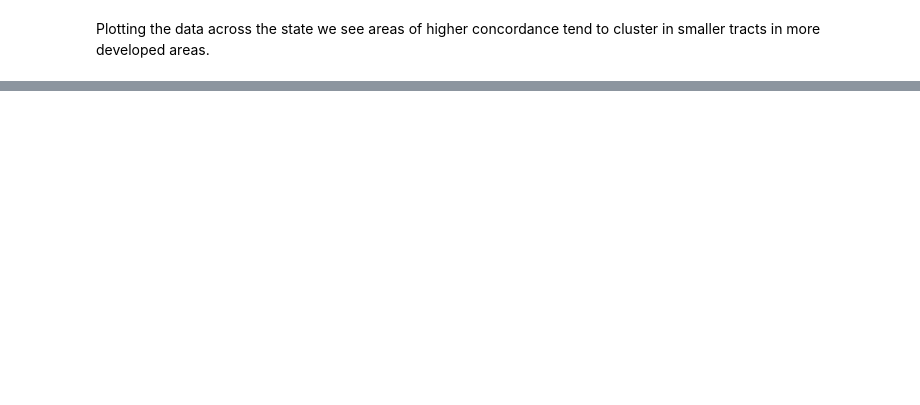
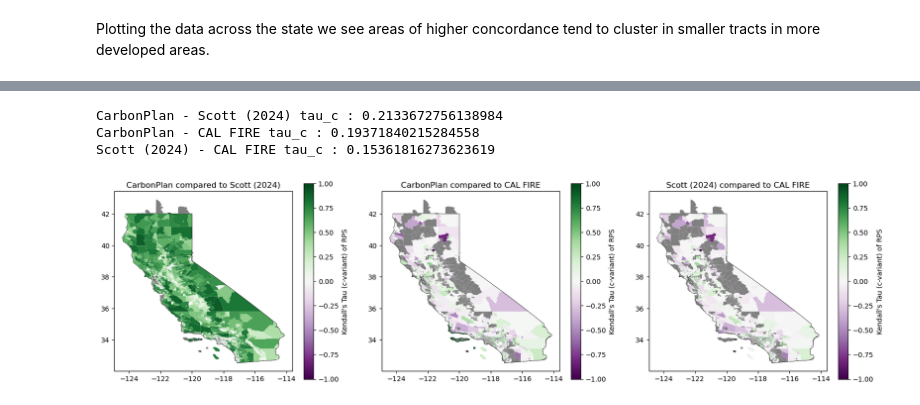
Before and after one commit to carbonplan/ocr, a Jupyter notebook: docs/methods/fire-risk/california-comparison.ipynb, the cells around one changed output, grey strips where cells are left out. Saved outputs shown, nothing was run; the diff lists cells and outputs as text; code cells hidden in the pictures; blank space fills up the shorter version.

```diff
--- a/docs/methods/fire-risk/california-comparison.ipynb
+++ b/docs/methods/fire-risk/california-comparison.ipynb
@@ -217,0 +288,30 @@ for variable in ['tau_c']:
+# %%
+variable = 'tau_c'
+for ds1_name, ds2_name in combinations(ds_name_dict.keys(), 2):
+    print(
+        f'{ds1_name} - {ds2_name} {variable} : {tract_performance_stats[f"{ds1_name} - {ds2_name} {variable}"].mean()}'
+    )
+# %% [output]
+CarbonPlan - Scott (2024) tau_c : 0.2133672756138984
+CarbonPlan - CAL FIRE tau_c : 0.19371840215284558
+Scott (2024) - CAL FIRE tau_c : 0.15361816273623619
+# %%
+for variable in ['tau_c']:
+    fig, axarr = plt.subplots(ncols=3, figsize=(20, 8))
+    for i, (ds1_name, ds2_name) in enumerate(combinations(ds_name_dict.keys(), 2)):
+        ca.plot(ax=axarr[i], color='white', edgecolor='black')
+        ax = tract_performance_stats.plot(
+            ax=axarr[i],
+            column=f'{ds1_name} - {ds2_name} {variable}',
+            vmin=var_lims[variable][0],
+            vmax=var_lims[variable][1],
+            legend=True,
+            cmap=cmaps[variable],
+            legend_kwds={'shrink': 0.65, 'label': variable_name_dict[variable]},
+        )
+        tract_performance_stats[
+            tract_performance_stats[f'{ds1_name} - {ds2_name} {variable}'].isnull()
+        ].plot(ax=axarr[i], color='grey')
+        axarr[i].set_title(f'{ds1_name} compared to {ds2_name}')
+# %% [output]
+[figure, added]
```
Also changed, not shown: parts of 15 cells of this notebook, 7 other files.
